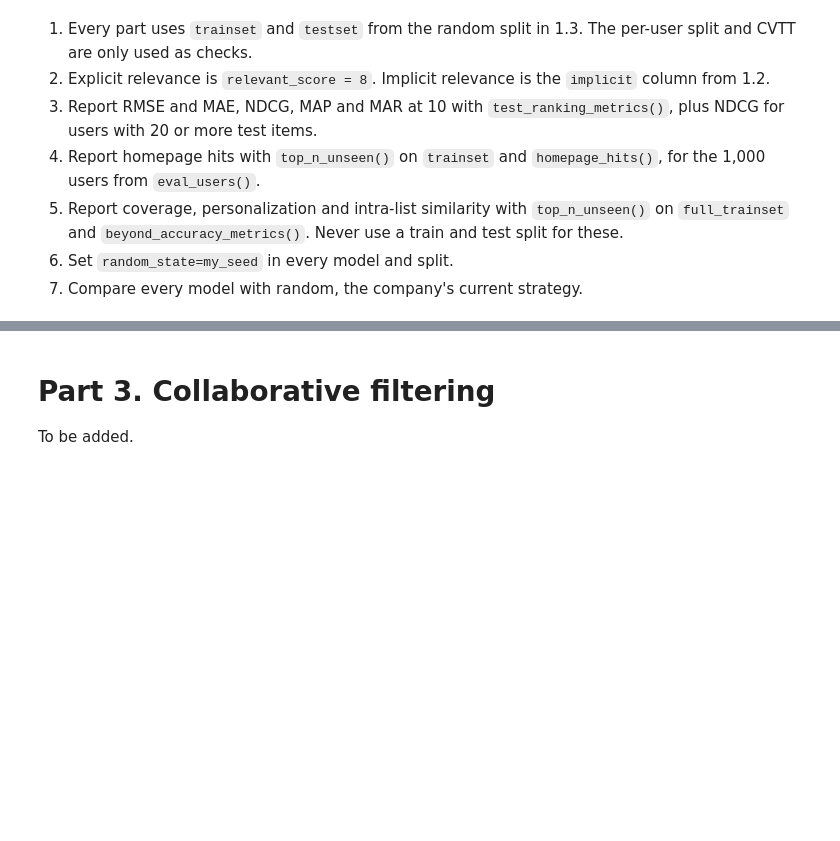
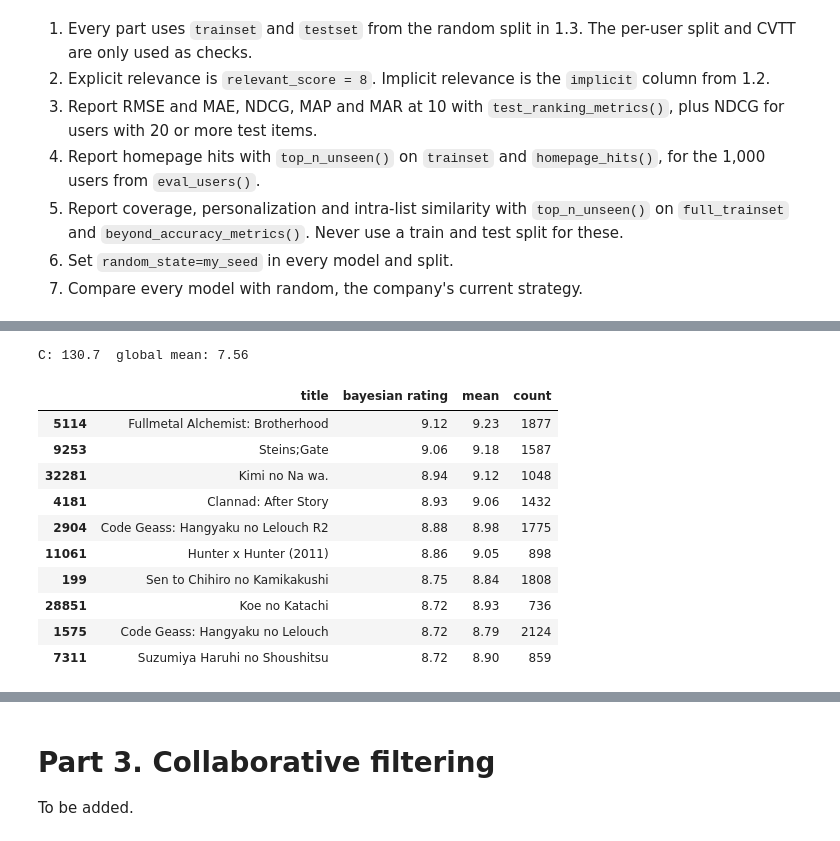
Before and after one commit to estellearnander/recsys_group_project, a Jupyter notebook: notebooks/03_recommenders.ipynb, the cells around one changed output, grey strips where cells are left out. Cells and saved outputs as stored; diff of their text form; code cells hidden in the pictures; blank space fills up the shorter version.

```diff
--- a/notebooks/03_recommenders.ipynb
+++ b/notebooks/03_recommenders.ipynb
@@ -53,6 +65,9 @@ np.random.seed(my_seed)
 interactions_df = pd.read_parquet("../data/processed/interactions.parquet")
 users_df = pd.read_parquet("../data/processed/users.parquet")
 anime_df = pd.read_parquet("../data/processed/anime.parquet")
+
+# Some titles contain HTML codes such as &#039;
+anime_df["title"] = anime_df["title"].map(html.unescape)
 
 # Explicit feedback: rows with a score
 ratings_df = interactions_df[interactions_df["score"] > 0].reset_index(drop=True)
@@ -410,0 +430,9 @@ To be added.
+# %%
+titles = anime_df.set_index("anime_id")["title"]
+
+train_ratings_df = pd.DataFrame([(trainset.to_raw_iid(i), r) for (_, i, r) in trainset.all_ratings()], columns=["anime_id", "score"])
+ratings_per_anime_df = train_ratings_df.groupby("anime_id")["score"].agg(["mean", "count"])
+
+top_mean_df = ratings_per_anime_df.sort_values(["mean", "count"], ascending=False).head(10)
+top_mean_df.insert(0, "title", titles.reindex(top_mean_df.index).values)
+top_mean_df.round(2)
@@ -410,0 +476,42 @@ To be added.
+# %%
+class MyBayesianPopularAlgorithm(AlgoBase):
+    def __init__(self):
+        AlgoBase.__init__(self)
+
+    def estimate(self, u, i):
+        # Anime not seen in training get the global mean
+        return self.bayesian_rating_per_item.get(i, self.trainset.global_mean)
+
+    def fit(self, trainset):
+        AlgoBase.fit(self, trainset)
+        ratings = pd.DataFrame([[i, r] for (_, i, r) in self.trainset.all_ratings()], columns=["item", "rating"])
+        per_item = ratings.groupby("item")["rating"].agg(["sum", "count"])
+        self.C = per_item["count"].mean()
+        bayesian = (self.C * self.trainset.global_mean + per_item["sum"]) / (self.C + per_item["count"])
+        self.bayesian_rating_per_item = bayesian.to_dict()
+        return self
+# %%
+bayesian_popular_RS = MyBayesianPopularAlgorithm()
+bayesian_popular_RS.fit(trainset)
+print("C:", round(bayesian_popular_RS.C, 1), " global mean:", round(trainset.global_mean, 2))
+
+bayesian_df = pd.Series(bayesian_popular_RS.bayesian_rating_per_item).rename("bayesian rating").to_frame()
+bayesian_df.index = [trainset.to_raw_iid(i) for i in bayesian_df.index]
+bayesian_df = bayesian_df.join(ratings_per_anime_df)
+
+top_bayesian_df = bayesian_df.sort_values("bayesian rating", ascending=False).head(10)
+top_bayesian_df.insert(0, "title", titles.reindex(top_bayesian_df.index).values)
+top_bayesian_df.round(2)
+# %% [output]
+C: 130.7  global mean: 7.56
+|  | title | bayesian rating | mean | count |
+| 5114 | Fullmetal Alchemist: Brotherhood | 9.12 | 9.23 | 1877 |
+| 9253 | Steins;Gate | 9.06 | 9.18 | 1587 |
+| 32281 | Kimi no Na wa. | 8.94 | 9.12 | 1048 |
+| 4181 | Clannad: After Story | 8.93 | 9.06 | 1432 |
+| 2904 | Code Geass: Hangyaku no Lelouch R2 | 8.88 | 8.98 | 1775 |
+| 11061 | Hunter x Hunter (2011) | 8.86 | 9.05 | 898 |
+| 199 | Sen to Chihiro no Kamikakushi | 8.75 | 8.84 | 1808 |
+| 28851 | Koe no Katachi | 8.72 | 8.93 | 736 |
+| 1575 | Code Geass: Hangyaku no Lelouch | 8.72 | 8.79 | 2124 |
+| 7311 | Suzumiya Haruhi no Shoushitsu | 8.72 | 8.90 | 859 |
```
Also changed, not shown: parts of 25 cells of this notebook, 3 other files.
